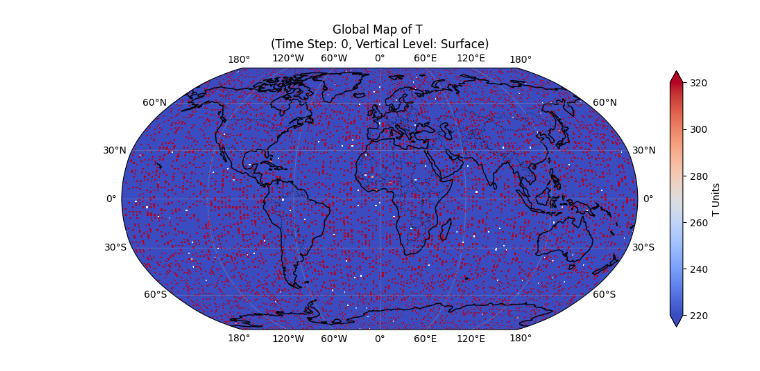
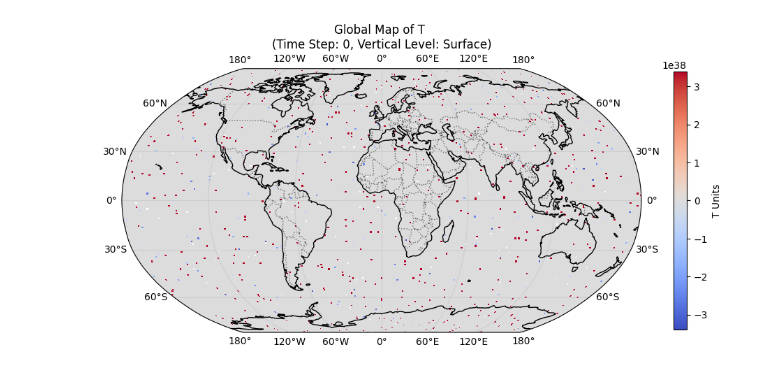
Before and after one commit to AgS-a/anthro-aerosol, a Jupyter notebook: check_plots/ff1_check_plots.ipynb, the cells around one changed output. Saved outputs shown, nothing was run; the diff lists cells and outputs as text; code cells hidden in the pictures.

```diff
--- a/check_plots/ff1_check_plots.ipynb
+++ b/check_plots/ff1_check_plots.ipynb
@@ -31,33 +31,33 @@ Data variables: (12/26)
 var_name = 'T'
 
 # 2. Slice the data to 2D (lat, lon)
 # Here we select the first time step (index 0) and the surface level (often the last index, -1, in models)
 data_to_plot = ds[var_name].isel(time=0, lev=-1)
 
 # 3. Set up the figure and the map projection
 # PlateCarree is a standard equirectangular projection, but Robinson is also great for global maps
 fig = plt.figure(figsize=(12, 6))
 ax = plt.axes(projection=ccrs.Robinson())
 
 # 4. Add geographic features for context
 ax.coastlines(resolution='110m', linewidth=1)
 ax.add_feature(cfeature.BORDERS, linestyle=':', alpha=0.5)
 ax.gridlines(draw_labels=True, dms=True, x_inline=False, y_inline=False, alpha=0.3)
 
 # 5. Plot the data using xarray's built-in plotting function
 # We must specify transform=ccrs.PlateCarree() because the raw data is in lat/lon coordinates
 plot = data_to_plot.plot(
     ax=ax,
     transform=ccrs.PlateCarree(),
     cmap='coolwarm',
-    vmin=220,  # Minimum temperature to show (e.g., 220 K)
-    vmax=320,  # Maximum temperature to show (e.g., 320 K)
+    #vmin=220,  # Minimum temperature to show (e.g., 220 K)
+    #vmax=320,  # Maximum temperature to show (e.g., 320 K)
     cbar_kwargs={'shrink': 0.8, 'label': f'{var_name} Units'}
 )
 
 # 6. Add a descriptive title
 plt.title(f'Global Map of {var_name} \n(Time Step: 0, Vertical Level: Surface)')
 
 plt.show()
 # %% [output]
-[figure, old version]
+[figure, new version]
```
Also changed, not shown: parts of 1 cell of this notebook, 1 other file.
